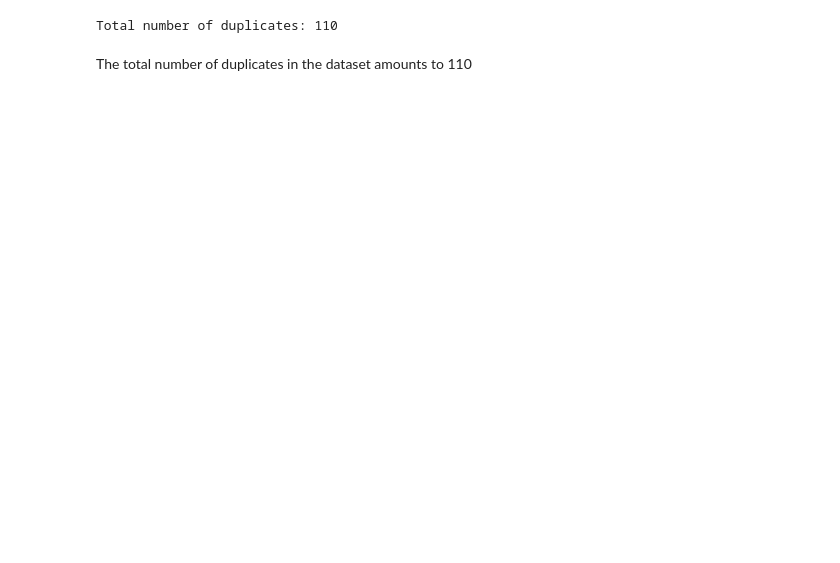
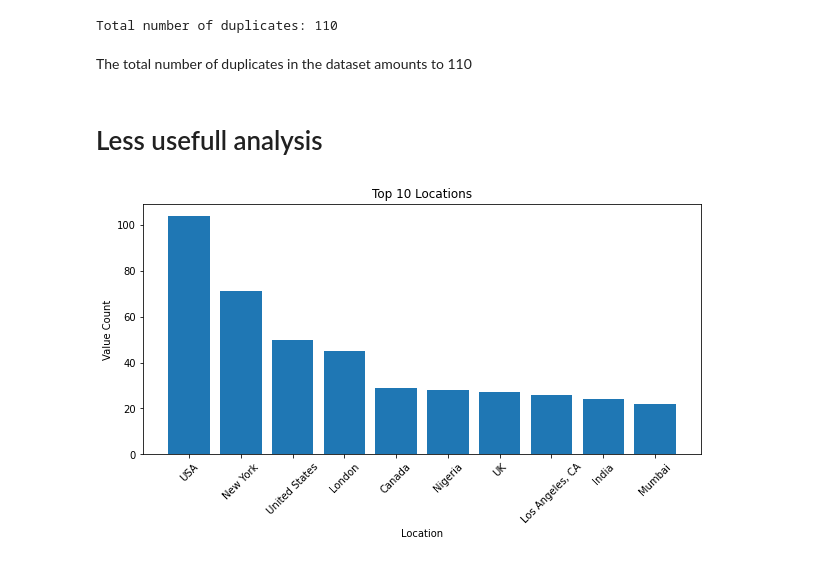
Before and after one commit to tommasomncttn/EffectiveEssayWithNLP, a Jupyter notebook: preprocessing/ExploratoryDataAnalysis.ipynb, the cells around one changed output. Cells and saved outputs as stored; diff of their text form; code cells hidden in the pictures; blank space fills up the shorter version.

```diff
--- a/preprocessing/ExploratoryDataAnalysis.ipynb
+++ b/preprocessing/ExploratoryDataAnalysis.ipynb
@@ -191,3 +191,27 @@ print("Total number of duplicates:", num_duplicates)
 Total number of duplicates: 110
 # %% [markdown]
 The total number of duplicates in the dataset amounts to 110
+# %% [markdown]
+# Less usefull analysis
+# %%
+#plotting the top ten most common locations
+
+top10_locations = df['location'].value_counts()[:10]
+
+# Create a bar plot
+fig, ax = plt.subplots(figsize=(10, 6))
+ax.bar(top10_locations.index, top10_locations.values)
+
+# Set the title and axis labels
+ax.set_title('Top 10 Locations')
+ax.set_xlabel('Location')
+ax.set_ylabel('Value Count')
+
+# Adjust spacing between bars and rotate x-axis labels
+plt.subplots_adjust(bottom=0.3)
+plt.xticks(rotation=45)
+
+# Display the plot
+plt.show()
+# %% [output]
+[figure, added]
```
Also changed, not shown: parts of 6 cells of this notebook.
